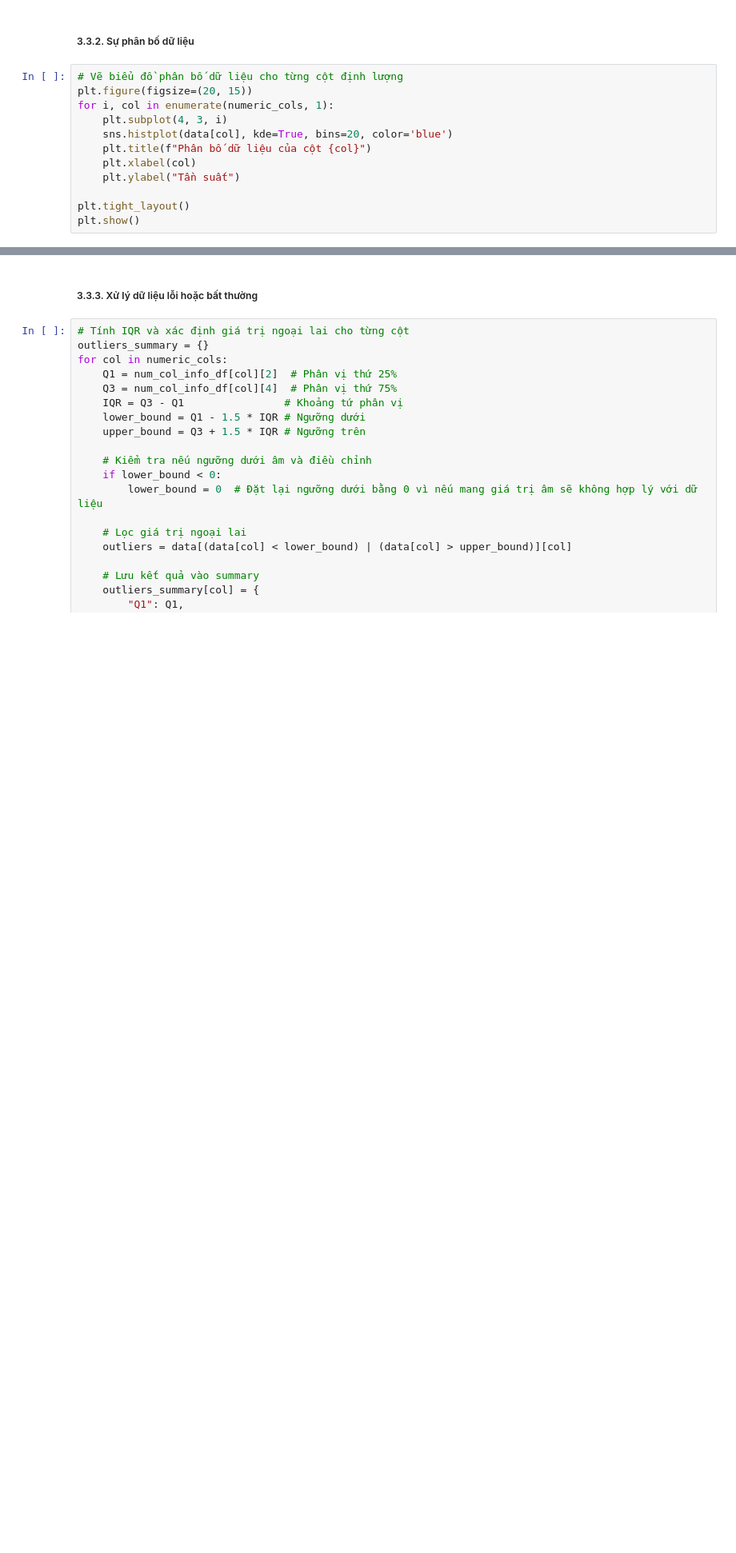
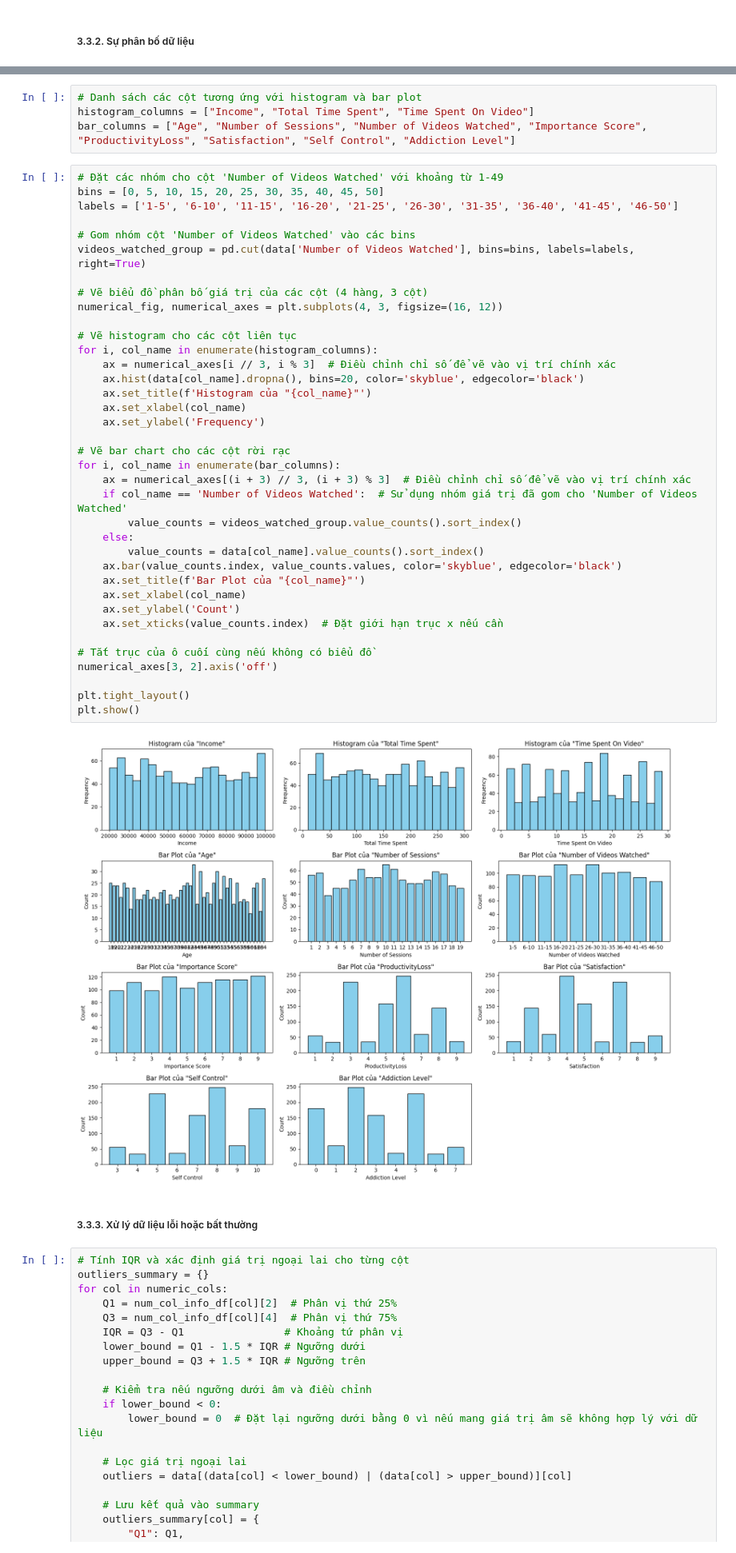
Before and after one commit to uyen312/LTCKHDL, a Jupyter notebook: Source code/DataPreprocessing.ipynb, the cells around one changed output, grey strips where cells are left out. Shown: that part at 80% size. Cells and saved outputs as stored; diff of their text form; blank space fills up the shorter version.

Commit message:
update DataPreprocessing file

```diff
--- a/Source code/DataPreprocessing.ipynb
+++ b/Source code/DataPreprocessing.ipynb
@@ -265,14 +267,2 @@ Không có cột nào bị thiếu dữ liệu &rarr; Bỏ qua bước điền g
 # %% [markdown]
 ##### 3.3.2. Sự phân bố dữ liệu
-# %%
-# Vẽ biểu đồ phân bố dữ liệu cho từng cột định lượng
-plt.figure(figsize=(20, 15))
-for i, col in enumerate(numeric_cols, 1):
-    plt.subplot(4, 3, i)
-    sns.histplot(data[col], kde=True, bins=20, color='blue')
-    plt.title(f"Phân bố dữ liệu của cột {col}")
-    plt.xlabel(col)
-    plt.ylabel("Tần suất")
-
-plt.tight_layout()
-plt.show()
@@ -281,3 +271,46 @@ plt.show()
+# %%
+# Danh sách các cột tương ứng với histogram và bar plot
+histogram_columns = ["Income", "Total Time Spent", "Time Spent On Video"]
+bar_columns = ["Age", "Number of Sessions", "Number of Videos Watched", "Importance Score", "ProductivityLoss", "Satisfaction", "Self Control", "Addiction Level"]
+# %%
+# Đặt các nhóm cho cột 'Number of Videos Watched' với khoảng từ 1-49
+bins = [0, 5, 10, 15, 20, 25, 30, 35, 40, 45, 50]
+labels = ['1-5', '6-10', '11-15', '16-20', '21-25', '26-30', '31-35', '36-40', '41-45', '46-50']
+
+# Gom nhóm cột 'Number of Videos Watched' vào các bins
+videos_watched_group = pd.cut(data['Number of Videos Watched'], bins=bins, labels=labels, right=True)
+
+# Vẽ biểu đồ phân bố giá trị của các cột (4 hàng, 3 cột)
+numerical_fig, numerical_axes = plt.subplots(4, 3, figsize=(16, 12))
+
+# Vẽ histogram cho các cột liên tục
+for i, col_name in enumerate(histogram_columns):
+    ax = numerical_axes[i // 3, i % 3]  # Điều chỉnh chỉ số để vẽ vào vị trí chính xác
+    ax.hist(data[col_name].dropna(), bins=20, color='skyblue', edgecolor='black')
+    ax.set_title(f'Histogram của "{col_name}"')
+    ax.set_xlabel(col_name)
+    ax.set_ylabel('Frequency')
+
+# Vẽ bar chart cho các cột rời rạc
+for i, col_name in enumerate(bar_columns):
+    ax = numerical_axes[(i + 3) // 3, (i + 3) % 3]  # Điều chỉnh chỉ số để vẽ vào vị trí chính xác
+    if col_name == 'Number of Videos Watched':  # Sử dụng nhóm giá trị đã gom cho 'Number of Videos Watched'
+        value_counts = videos_watched_group.value_counts().sort_index()
+    else:
+        value_counts = data[col_name].value_counts().sort_index()
+    ax.bar(value_counts.index, value_counts.values, color='skyblue', edgecolor='black')
+    ax.set_title(f'Bar Plot của "{col_name}"')
+    ax.set_xlabel(col_name)
+    ax.set_ylabel('Count')
+    ax.set_xticks(value_counts.index)  # Đặt giới hạn trục x nếu cần
+
+# Tắt trục của ô cuối cùng nếu không có biểu đồ
+numerical_axes[3, 2].axis('off')
+
+plt.tight_layout()
+plt.show()
+# %% [output]
+[figure, added]
 # %% [markdown]
 ##### 3.3.3. Xử lý dữ liệu lỗi hoặc bất thường
 # %%
```
Also changed, not shown: parts of 5 cells of this notebook.
